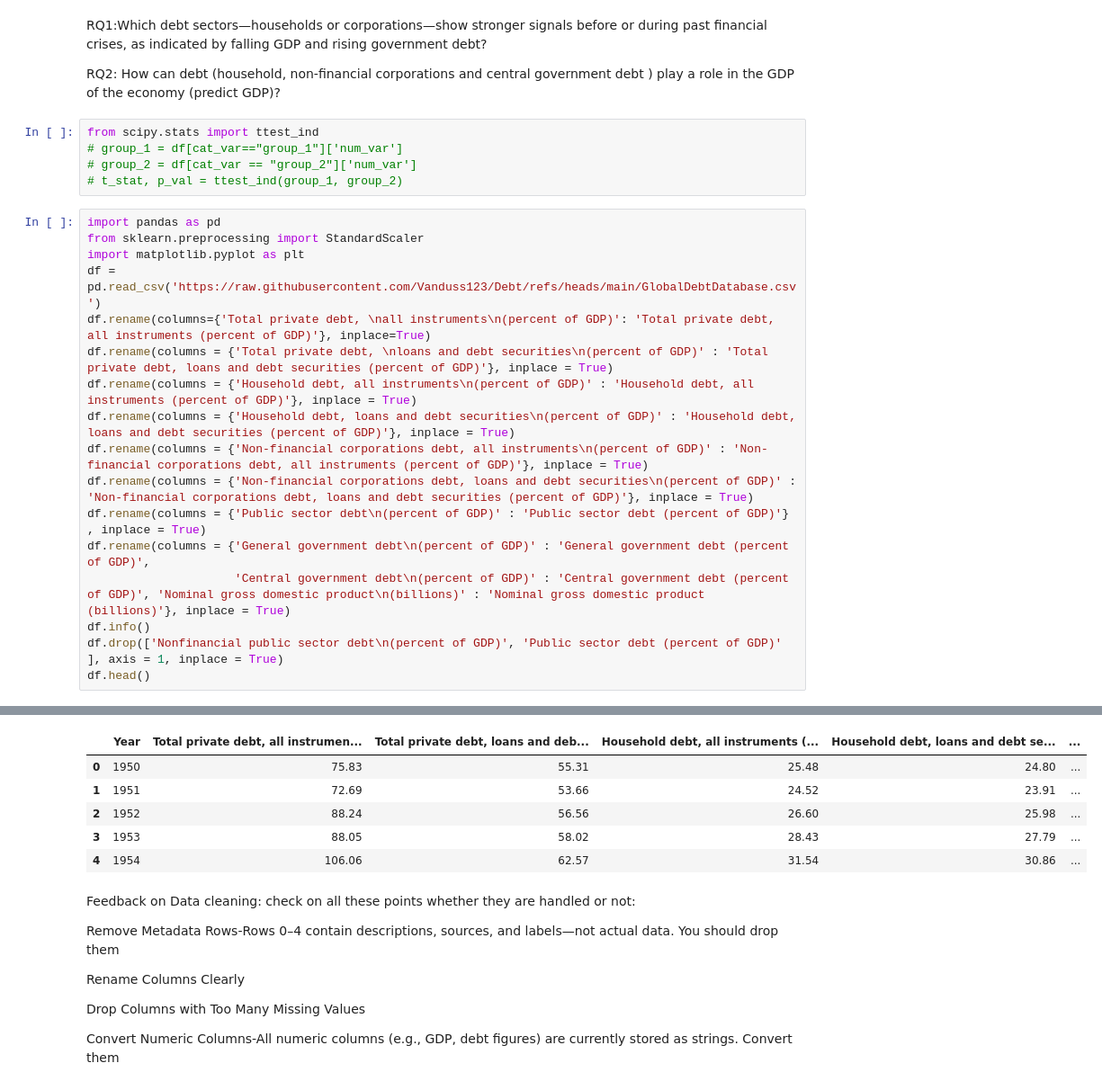
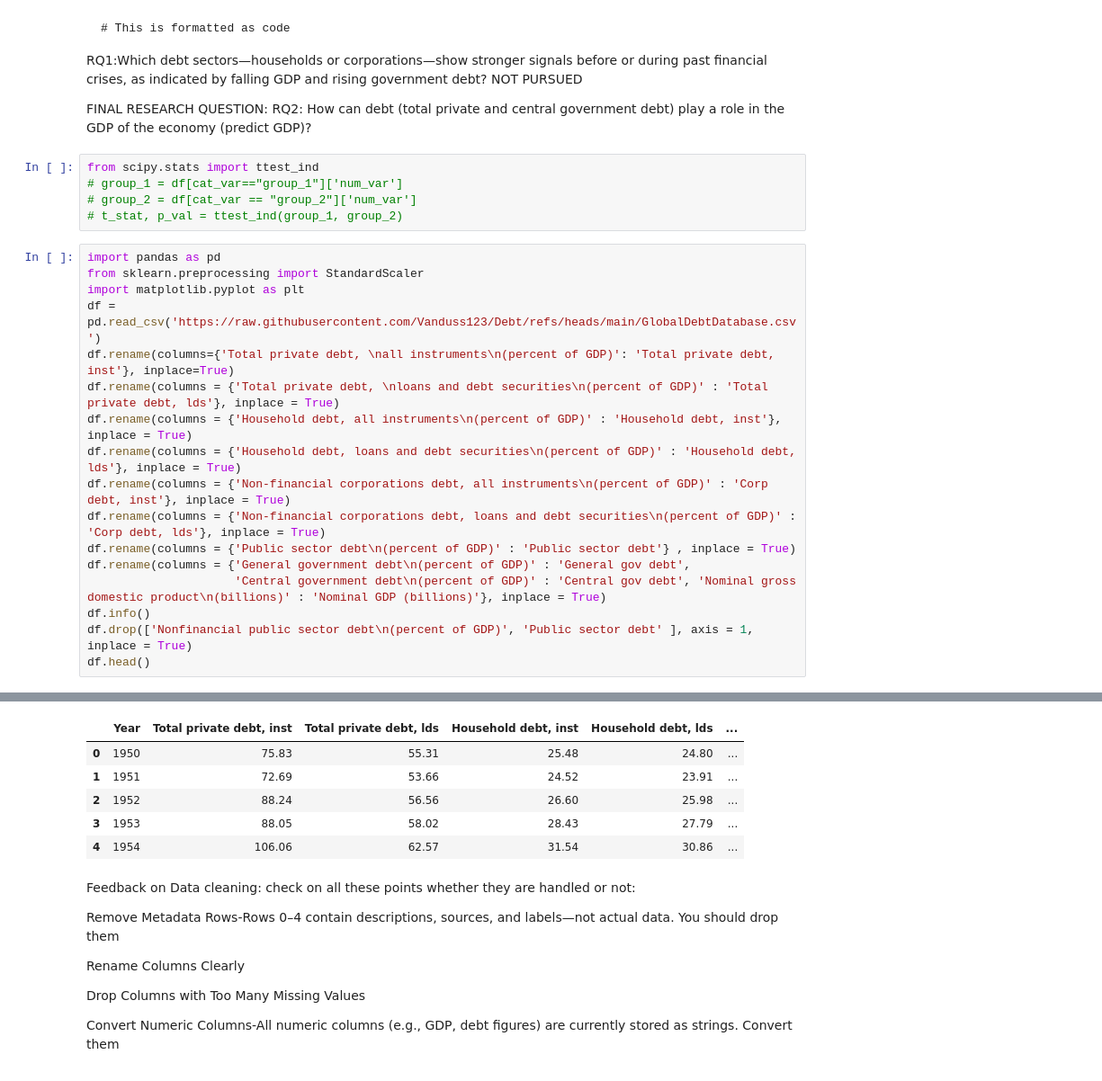
Before and after one commit to Vanduss123/Debt, a Jupyter notebook: DebtProject.ipynb, the cells around one changed output, grey strips where cells are left out. Shown: that part at 90% size. Saved outputs shown, nothing was run; the diff lists cells and outputs as text.

````diff
--- a/DebtProject.ipynb
+++ b/DebtProject.ipynb
@@ -1,9 +1,16 @@
 # %% [markdown]
 <a href="https://colab.research.google.com/github/Vanduss123/Debt/blob/main/DebtProject.ipynb" target="_parent"><img src="https://colab.research.google.com/assets/colab-badge.svg" alt="Open In Colab"/></a>
 # %% [markdown]
-  RQ1:Which debt sectors—households or corporations—show stronger signals before or during past financial crises, as indicated by falling GDP and rising government debt?
 
-  RQ2: How can debt (household, non-financial corporations and central government debt ) play a role in the GDP of the economy (predict GDP)?
+
+```
+# This is formatted as code
+```
+
+  RQ1:Which debt sectors—households or corporations—show stronger signals before or during past financial crises, as indicated by falling GDP and rising government debt? NOT PURSUED
+
+  FINAL RESEARCH QUESTION:
+  RQ2: How can debt (total private and central government debt) play a role in the GDP of the economy (predict GDP)?
 # %%
 from scipy.stats import ttest_ind
 # group_1 = df[cat_var=="group_1"]['num_var']
@@ -14,17 +21,17 @@ import pandas as pd
 from sklearn.preprocessing import StandardScaler
 import matplotlib.pyplot as plt
 df = pd.read_csv('https://raw.githubusercontent.com/Vanduss123/Debt/refs/heads/main/GlobalDebtDatabase.csv')
-df.rename(columns={'Total private debt, \nall instruments\n(percent of GDP)': 'Total private debt, all instruments (percent of GDP)'}, inplace=True)
-df.rename(columns = {'Total private debt, \nloans and debt securities\n(percent of GDP)' : 'Total private debt, loans and debt securities (percent of GDP)'}, inplace = True)
-df.rename(columns = {'Household debt, all instruments\n(percent of GDP)' : 'Household debt, all instruments (percent of GDP)'}, inplace = True)
-df.rename(columns = {'Household debt, loans and debt securities\n(percent of GDP)' : 'Household debt, loans and debt securities (percent of GDP)'}, inplace = True)
-df.rename(columns = {'Non-financial corporations debt, all instruments\n(percent of GDP)' : 'Non-financial corporations debt, all instruments (percent of GDP)'}, inplace = True)
-df.rename(columns = {'Non-financial corporations debt, loans and debt securities\n(percent of GDP)' : 'Non-financial corporations debt, loans and debt securities (percent of GDP)'}, inplace = True)
-df.rename(columns = {'Public sector debt\n(percent of GDP)' : 'Public sector debt (percent of GDP)'} , inplace = True)
-df.rename(columns = {'General government debt\n(percent of GDP)' : 'General government debt (percent of GDP)',
-                     'Central government debt\n(percent of GDP)' : 'Central government debt (percent of GDP)', 'Nominal gross domestic product\n(billions)' : 'Nominal gross domestic product (billions)'}, inplace = True)
+df.rename(columns={'Total private debt, \nall instruments\n(percent of GDP)': 'Total private debt, inst'}, inplace=True)
+df.rename(columns = {'Total private debt, \nloans and debt securities\n(percent of GDP)' : 'Total private debt, lds'}, inplace = True)
+df.rename(columns = {'Household debt, all instruments\n(percent of GDP)' : 'Household debt, inst'}, inplace = True)
+df.rename(columns = {'Household debt, loans and debt securities\n(percent of GDP)' : 'Household debt, lds'}, inplace = True)
+df.rename(columns = {'Non-financial corporations debt, all instruments\n(percent of GDP)' : 'Corp debt, inst'}, inplace = True)
+df.rename(columns = {'Non-financial corporations debt, loans and debt securities\n(percent of GDP)' : 'Corp debt, lds'}, inplace = True)
+df.rename(columns = {'Public sector debt\n(percent of GDP)' : 'Public sector debt'} , inplace = True)
+df.rename(columns = {'General government debt\n(percent of GDP)' : 'General gov debt',
+                     'Central government debt\n(percent of GDP)' : 'Central gov debt', 'Nominal gross domestic product\n(billions)' : 'Nominal GDP (billions)'}, inplace = True)
 df.info()
-df.drop(['Nonfinancial public sector debt\n(percent of GDP)', 'Public sector debt (percent of GDP)' ], axis = 1, inplace = True)
+df.drop(['Nonfinancial public sector debt\n(percent of GDP)', 'Public sector debt' ], axis = 1, inplace = True)
 df.head()
 # %% [output]
 <class 'pandas.core.frame.DataFrame'>
@@ -48,6 +55,6 @@ Data columns (total 12 columns):
 dtypes: float64(11), int64(1)
 memory usage: 7.1 KB
-|  | Year | Total private debt, all instrumen... | Total private debt, loans and deb... | Household debt, all instruments (... | Household debt, loans and debt se... | ... |
+|  | Year | Total private debt, inst | Total private debt, lds | Household debt, inst | Household debt, lds | ... |
 | 0 | 1950 | 75.83 | 55.31 | 25.48 | 24.80 | ... |
 | 1 | 1951 | 72.69 | 53.66 | 24.52 | 23.91 | ... |
 | 2 | 1952 | 88.24 | 56.56 | 26.60 | 25.98 | ... |
````
Also changed, not shown: parts of 16 cells of this notebook.
